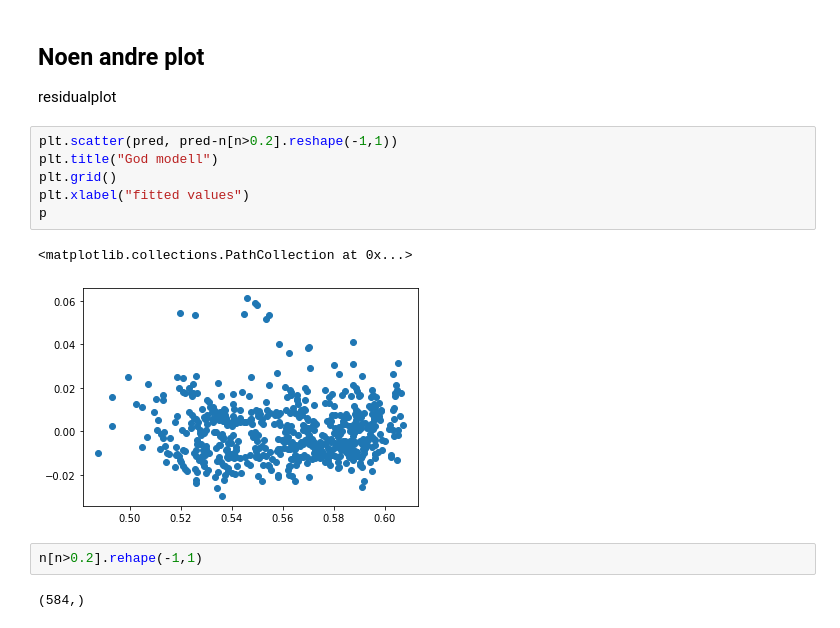
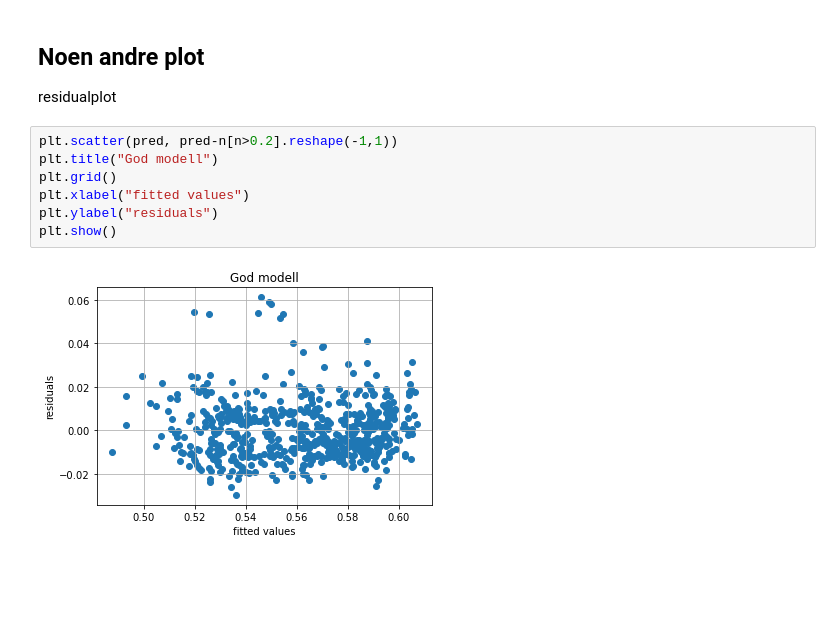
Before and after one commit to stianteien/FYS375-Solcelle, a Jupyter notebook: Databehandling.ipynb, the cells around one changed output. Cells and saved outputs as stored; diff of their text form; blank space fills up the shorter version.

```diff
--- a/Databehandling.ipynb
+++ b/Databehandling.ipynb
@@ -259,13 +240,9 @@ residualplot
 # %%
 plt.scatter(pred, pred-n[n>0.2].reshape(-1,1))
 plt.title("God modell")
 plt.grid()
 plt.xlabel("fitted values")
-p
+plt.ylabel("residuals")
+plt.show()
 # %% [output]
-<matplotlib.collections.PathCollection at 0x...>
-[figure, old version]
+[figure, new version]
-# %%
-n[n>0.2].rehape(-1,1)
-# %% [output]
-(584,)
```
Also changed, not shown: parts of 3 cells of this notebook.
